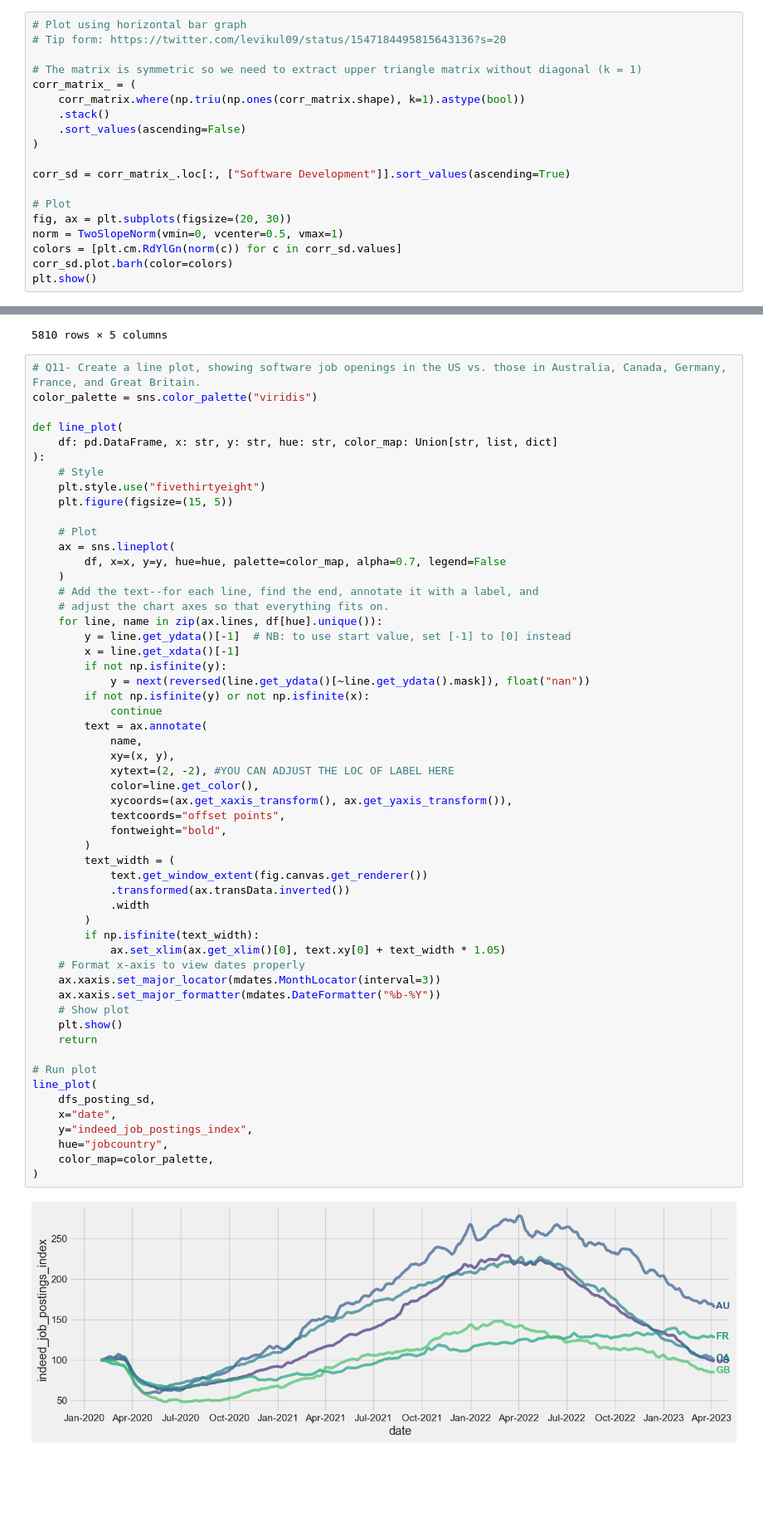
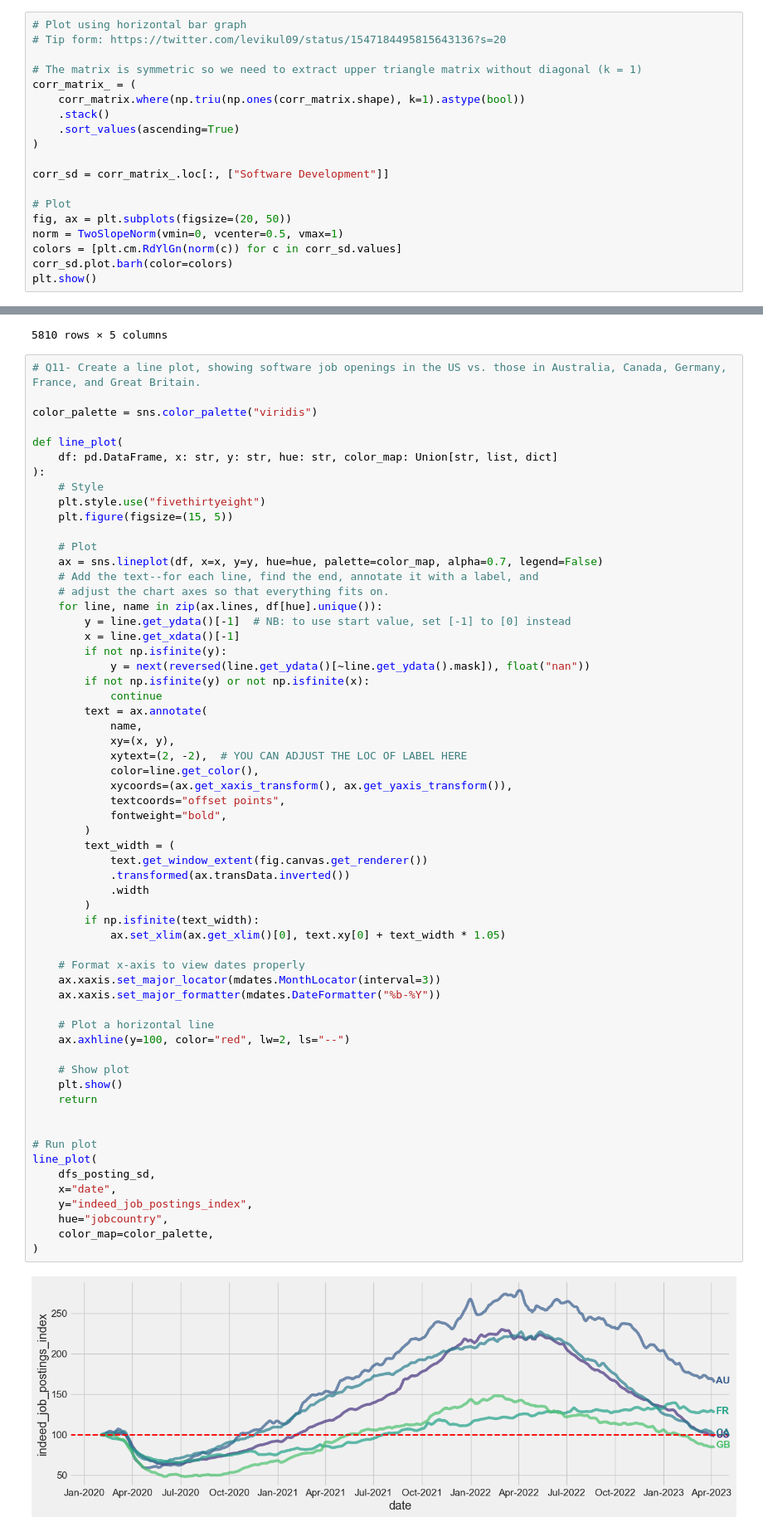
Before and after one commit to reneboygarcia/Bamboo-Weekly-by-Reuven-Lerner, a Jupyter notebook: BW_11-Software Jobs.ipynb, the cells around one changed output, grey strips where cells are left out. Shown at 83% size. Drawn from its saved outputs; the diff is of its cells as text; blank space fills up the shorter version.

```diff
--- a/BW_11-Software Jobs.ipynb
+++ b/BW_11-Software Jobs.ipynb
@@ -240,13 +240,13 @@ plt.show()
 corr_matrix_ = (
     corr_matrix.where(np.triu(np.ones(corr_matrix.shape), k=1).astype(bool))
     .stack()
-    .sort_values(ascending=False)
+    .sort_values(ascending=True)
 )
 
-corr_sd = corr_matrix_.loc[:, ["Software Development"]].sort_values(ascending=True)
+corr_sd = corr_matrix_.loc[:, ["Software Development"]]
 
 # Plot
-fig, ax = plt.subplots(figsize=(20, 30))
+fig, ax = plt.subplots(figsize=(20, 50))
 norm = TwoSlopeNorm(vmin=0, vcenter=0.5, vmax=1)
 colors = [plt.cm.RdYlGn(norm(c)) for c in corr_sd.values]
 corr_sd.plot.barh(color=colors)
@@ -320,6 +320,7 @@ dfs_posting_sd
 5810 rows × 5 columns
 # %%
 # Q11- Create a line plot, showing software job openings in the US vs. those in Australia, Canada, Germany, France, and Great Britain.
+
 color_palette = sns.color_palette("viridis")
 
 def line_plot(
@@ -330,9 +331,7 @@ def line_plot(
     plt.figure(figsize=(15, 5))
 
     # Plot
-    ax = sns.lineplot(
-        df, x=x, y=y, hue=hue, palette=color_map, alpha=0.7, legend=False
-    )
+    ax = sns.lineplot(df, x=x, y=y, hue=hue, palette=color_map, alpha=0.7, legend=False)
     # Add the text--for each line, find the end, annotate it with a label, and
     # adjust the chart axes so that everything fits on.
     for line, name in zip(ax.lines, df[hue].unique()):
@@ -345,36 +344,42 @@ def line_plot(
         text = ax.annotate(
             name,
             xy=(x, y),
-            xytext=(2, -2), #YOU CAN ADJUST THE LOC OF LABEL HERE
+            xytext=(2, -2),  # YOU CAN ADJUST THE LOC OF LABEL HERE
             color=line.get_color(),
             xycoords=(ax.get_xaxis_transform(), ax.get_yaxis_transform()),
             textcoords="offset points",
             fontweight="bold",
         )
         text_width = (
             text.get_window_extent(fig.canvas.get_renderer())
             .transformed(ax.transData.inverted())
             .width
         )
         if np.isfinite(text_width):
             ax.set_xlim(ax.get_xlim()[0], text.xy[0] + text_width * 1.05)
+
     # Format x-axis to view dates properly
     ax.xaxis.set_major_locator(mdates.MonthLocator(interval=3))
     ax.xaxis.set_major_formatter(mdates.DateFormatter("%b-%Y"))
+
+    # Plot a horizontal line
+    ax.axhline(y=100, color="red", lw=2, ls="--")
+
     # Show plot
     plt.show()
     return
+
 
 # Run plot
 line_plot(
     dfs_posting_sd,
     x="date",
     y="indeed_job_postings_index",
     hue="jobcountry",
     color_map=color_palette,
 )
 # %% [output]
-[figure, old version]
+[figure, new version]
 # %%
 # Q11- Create a line plot, showing software job openings in the US vs. those in Australia, Canada, Germany, France, and Great Britain.
 # Plot
```
Also changed, not shown: parts of 3 cells of this notebook, 3 other files.
